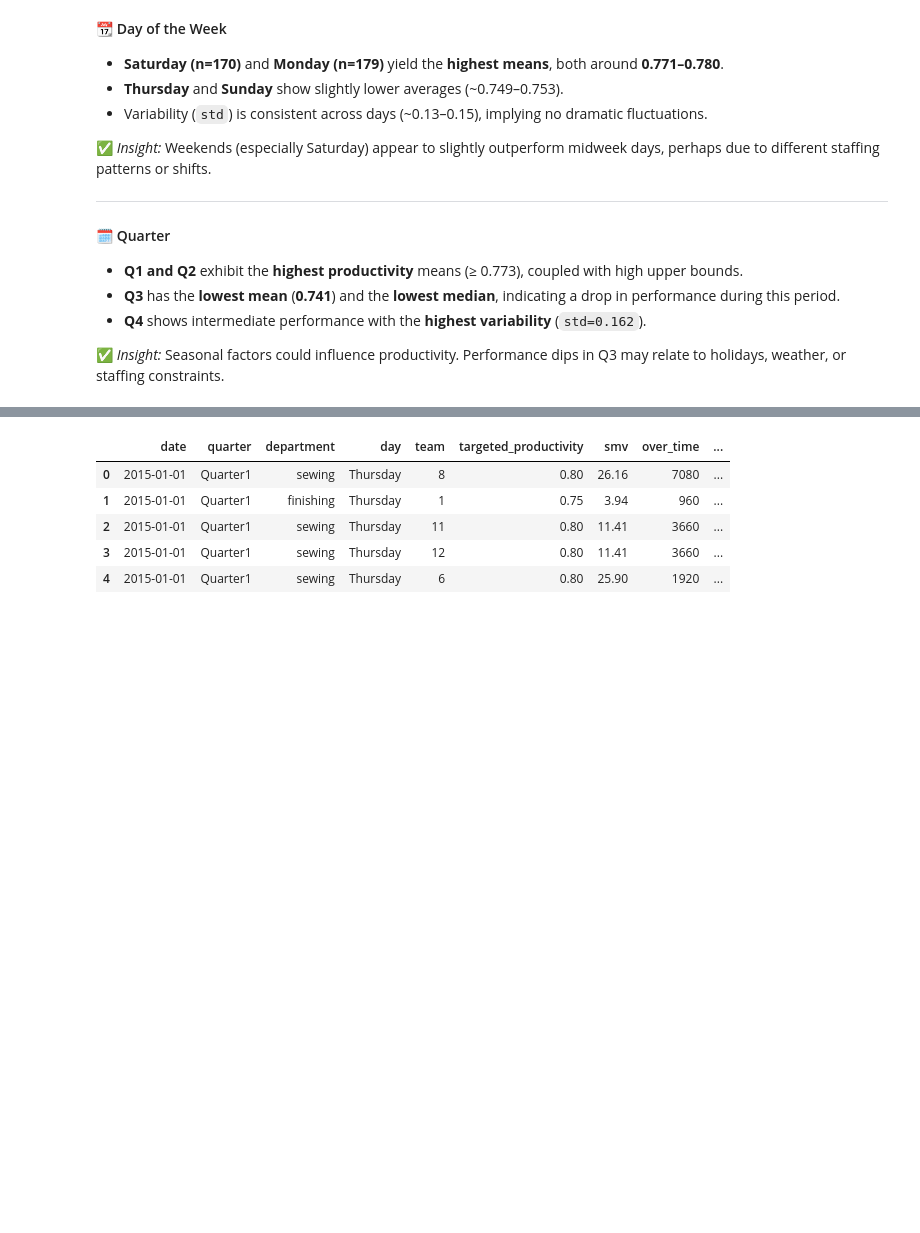
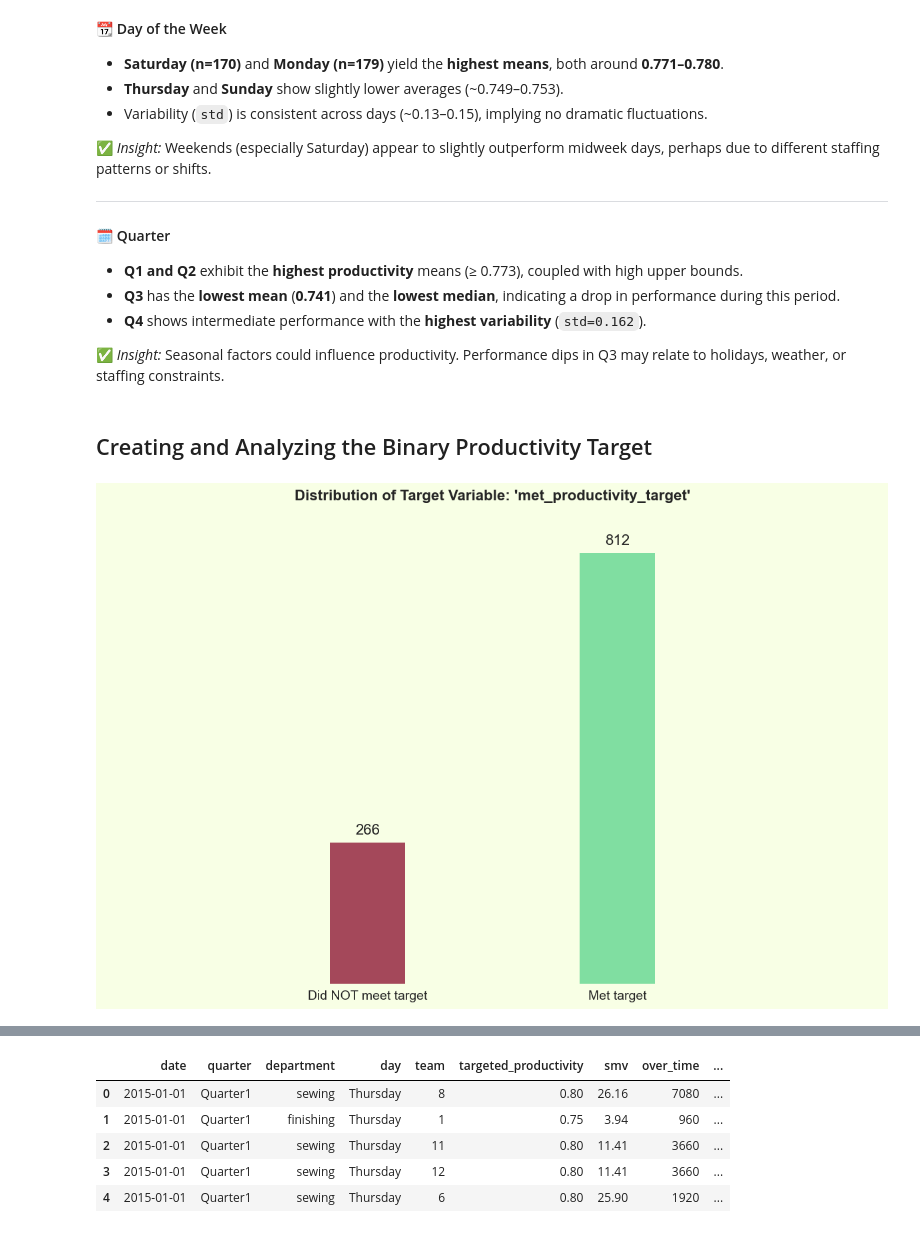
Before and after one commit to dimitar-m/predicting-employee-productivity, a Jupyter notebook: predicting_employee_productivity.ipynb, the cells around one changed output, grey strips where cells are left out. Drawn from its saved outputs; the diff is of its cells as text; code cells hidden in the pictures; blank space fills up the shorter version.

```diff
--- a/predicting_employee_productivity.ipynb
+++ b/predicting_employee_productivity.ipynb
@@ -489,3 +490,50 @@ The graph and the table above reflect and visualize key distribution statistics
 - **Q4** shows intermediate performance with the **highest variability** (`std=0.162`).
 
 ✅ *Insight:* Seasonal factors could influence productivity. Performance dips in Q3 may relate to holidays, weather, or staffing constraints.
+# %% [markdown]
+## Creating and Analyzing the Binary Productivity Target
+# %%
+# Create binary target column
+df['met_productivity_target'] = (df['actual_productivity'] >= df['targeted_productivity']).astype(int)
+
+# Calculate value counts
+target_counts = df['met_productivity_target'].value_counts().sort_index()
+
+# Create a figure for the bar chart
+plt.figure(figsize=(12, 8))
+
+# Create a bar plot with custom colors
+ax = sns.barplot(
+    x=target_counts.index,
+    y=target_counts.values,
+    hue=target_counts.index,
+    palette=["#B33951", "#70EE9C"],
+    legend=False,
+    width=0.3,
+    edgecolor='none'
+)
+
+# Add title, remove x-axis label, adjust tick styles
+ax.set_title("Distribution of Target Variable: 'met_productivity_target'")
+ax.set_xlabel("")
+plt.xticks([0, 1], ['Did NOT meet target', 'Met target'])
+plt.yticks([], [])
+plt.ylim(0, 900)
+ax.margins(x=0.7)
+
+# Add values on top of each bar
+for index, value in enumerate(target_counts.values):
+    ax.text(index, value + 10,   # Position text slightly above the bar
+            f'{value:,}',        # Format value with commas
+            ha='center',         # Center text horizontally
+            va='bottom',         # Align text to the bottom
+            fontsize=16)         # Font size
+
+# Remove grid borders
+sns.despine(bottom=True, left=True)
+
+# Display the plot
+plt.tight_layout()
+plt.show()
+# %% [output]
+[figure, added]
```
Also changed, not shown: parts of 7 cells of this notebook.
